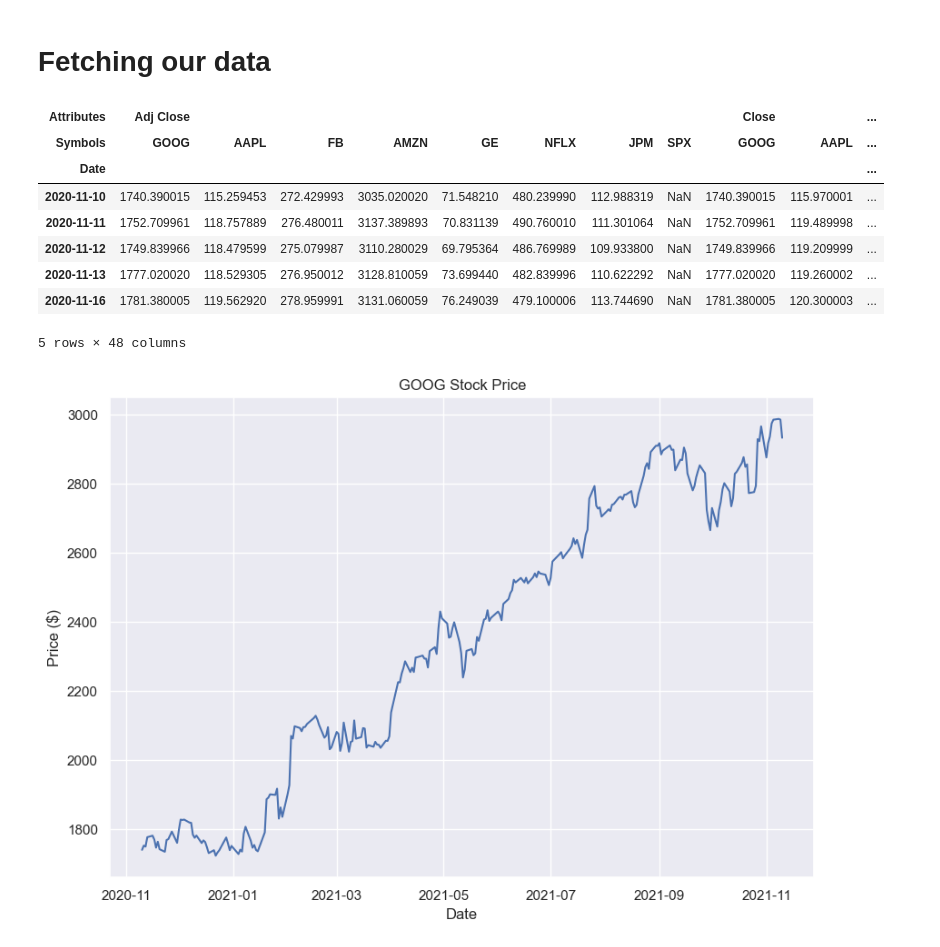
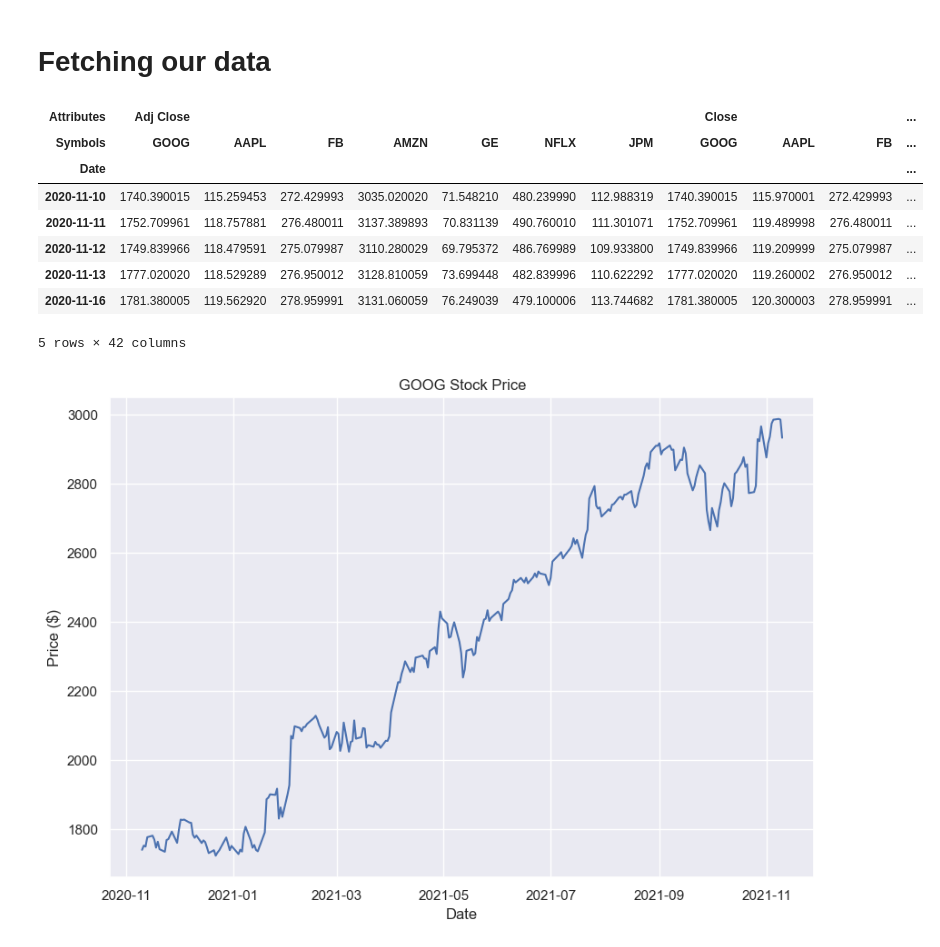
Before and after one commit to warwickdatasciencesociety/time-series-workshops, a Jupyter notebook: demo-notebook.ipynb, the cells around one changed output. Cells and saved outputs as stored; diff of their text form; code cells hidden in the pictures.

```diff
--- a/demo-notebook.ipynb
+++ b/demo-notebook.ipynb
@@ -491,18 +491,18 @@ Its now time to practice and test what we've learnt in time series modelling by
 # Fetching our data
 # %%
 # Retrieving stock price data
-stocks = ['GOOG', 'AAPL', 'FB', 'AMZN', 'GE', 'NFLX', 'JPM', 'SPX']
+stocks = ['GOOG', 'AAPL', 'FB', 'AMZN', 'GE', 'NFLX', 'JPM']
 
 data = web.DataReader(stocks, 'yahoo', start='2020/11/10', end='2021/11/10')
 data.head()
 # %% [output]
-| Attributes | Adj Close |  |  |  |  |  |  |  | Close |  | ... |
-| Symbols | GOOG | AAPL | FB | AMZN | GE | NFLX | JPM | SPX | GOOG | AAPL | ... |
+| Attributes | Adj Close |  |  |  |  |  |  | Close |  |  | ... |
+| Symbols | GOOG | AAPL | FB | AMZN | GE | NFLX | JPM | GOOG | AAPL | FB | ... |
 | Date |  |  |  |  |  |  |  |  |  |  | ... |
-| 2020-11-10 | 1740.390015 | 115.259453 | 272.429993 | 3035.020020 | 71.548210 | 480.239990 | 112.988319 | NaN | 1740.390015 | 115.970001 | ... |
-| 2020-11-11 | 1752.709961 | 118.757889 | 276.480011 | 3137.389893 | 70.831139 | 490.760010 | 111.301064 | NaN | 1752.709961 | 119.489998 | ... |
-| 2020-11-12 | 1749.839966 | 118.479599 | 275.079987 | 3110.280029 | 69.795364 | 486.769989 | 109.933800 | NaN | 1749.839966 | 119.209999 | ... |
-| 2020-11-13 | 1777.020020 | 118.529305 | 276.950012 | 3128.810059 | 73.699440 | 482.839996 | 110.622292 | NaN | 1777.020020 | 119.260002 | ... |
-| 2020-11-16 | 1781.380005 | 119.562920 | 278.959991 | 3131.060059 | 76.249039 | 479.100006 | 113.744690 | NaN | 1781.380005 | 120.300003 | ... |
+| 2020-11-10 | 1740.390015 | 115.259453 | 272.429993 | 3035.020020 | 71.548210 | 480.239990 | 112.988319 | 1740.390015 | 115.970001 | 272.429993 | ... |
+| 2020-11-11 | 1752.709961 | 118.757881 | 276.480011 | 3137.389893 | 70.831139 | 490.760010 | 111.301071 | 1752.709961 | 119.489998 | 276.480011 | ... |
+| 2020-11-12 | 1749.839966 | 118.479591 | 275.079987 | 3110.280029 | 69.795372 | 486.769989 | 109.933800 | 1749.839966 | 119.209999 | 275.079987 | ... |
+| 2020-11-13 | 1777.020020 | 118.529289 | 276.950012 | 3128.810059 | 73.699448 | 482.839996 | 110.622292 | 1777.020020 | 119.260002 | 276.950012 | ... |
+| 2020-11-16 | 1781.380005 | 119.562920 | 278.959991 | 3131.060059 | 76.249039 | 479.100006 | 113.744682 | 1781.380005 | 120.300003 | 278.959991 | ... |
-5 rows × 48 columns
+5 rows × 42 columns
 # %%
```
Also changed, not shown: parts of 15 cells of this notebook, 1 other file.
